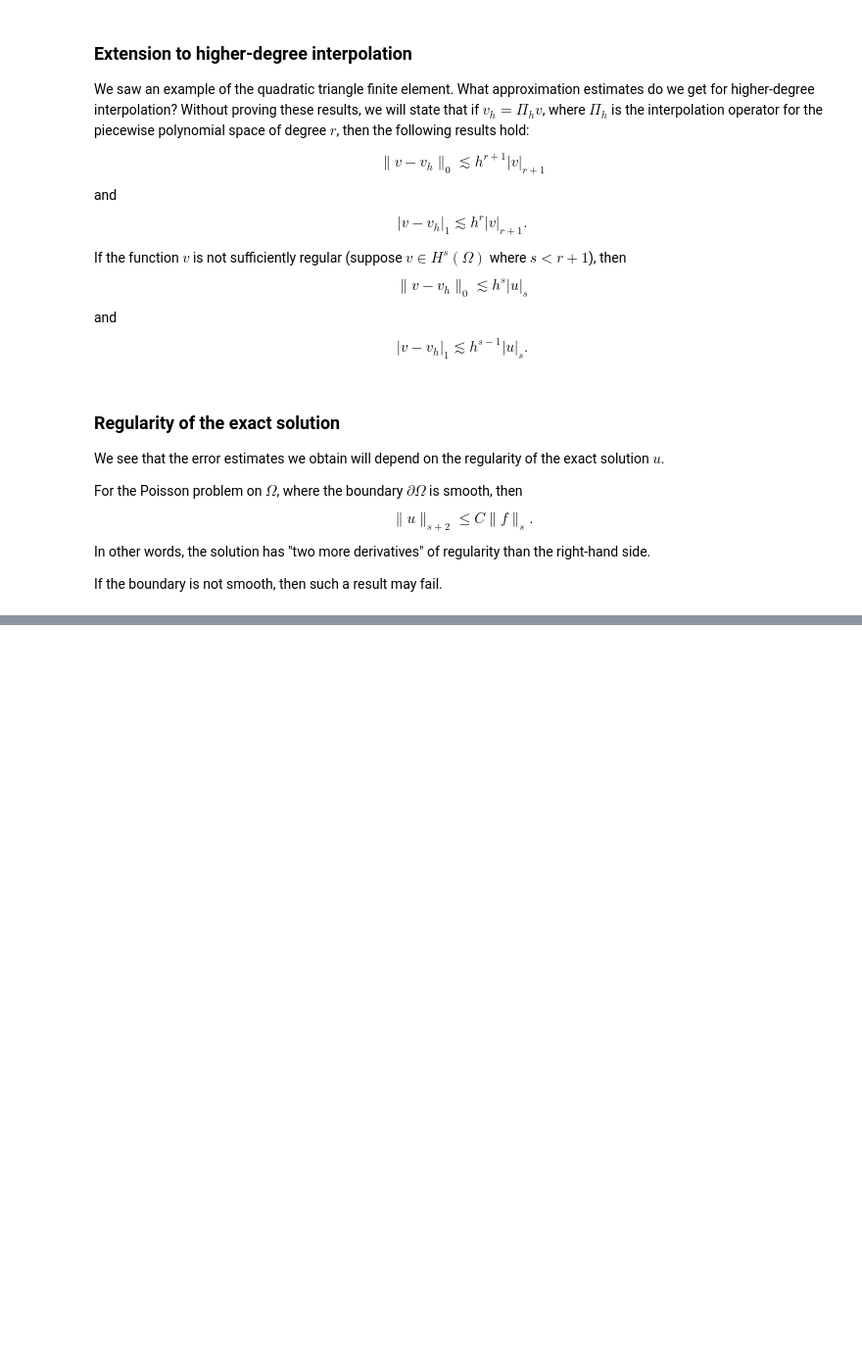
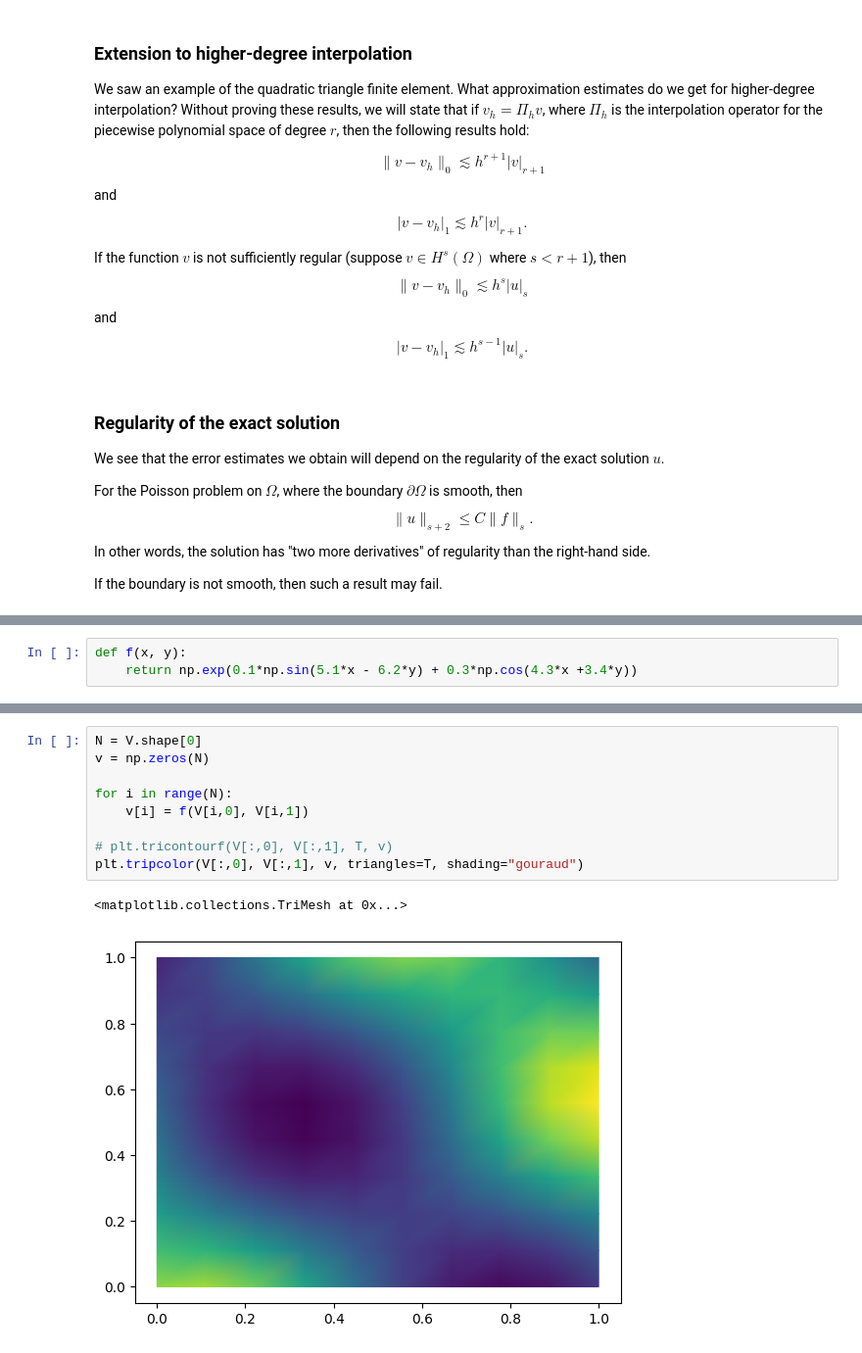
Before and after one commit to pazner/mth-651, a Jupyter notebook: lecture_notebooks/lecture_7.ipynb, the cells around one changed output, grey strips where cells are left out. Shown: that part at 98% size. Saved outputs shown, nothing was run; the diff lists cells and outputs as text; blank space fills up the shorter version.

```diff
--- a/lecture_notebooks/lecture_7.ipynb
+++ b/lecture_notebooks/lecture_7.ipynb
@@ -306,0 +348,3 @@ If the boundary is not smooth, then such a result may fail.
+# %%
+def f(x, y):
+    return np.exp(0.1*np.sin(5.1*x - 6.2*y) + 0.3*np.cos(4.3*x +3.4*y))
@@ -306,0 +376,12 @@ If the boundary is not smooth, then such a result may fail.
+# %%
+N = V.shape[0]
+v = np.zeros(N)
+
+for i in range(N):
+    v[i] = f(V[i,0], V[i,1])
+
+# plt.tricontourf(V[:,0], V[:,1], T, v)
+plt.tripcolor(V[:,0], V[:,1], v, triangles=T, shading="gouraud")
+# %% [output]
+<matplotlib.collections.TriMesh at 0x...>
+[figure, added]
```
Also changed, not shown: parts of 15 cells of this notebook.
